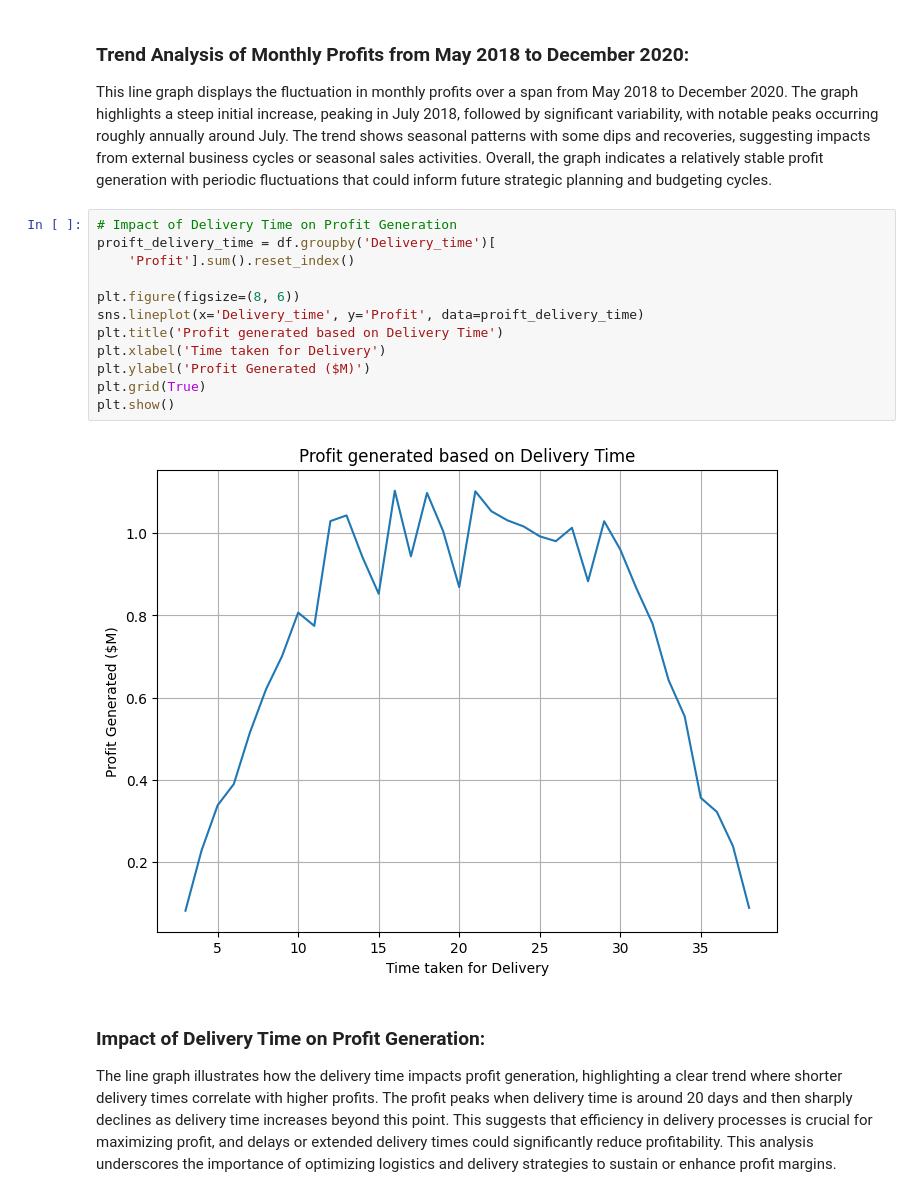
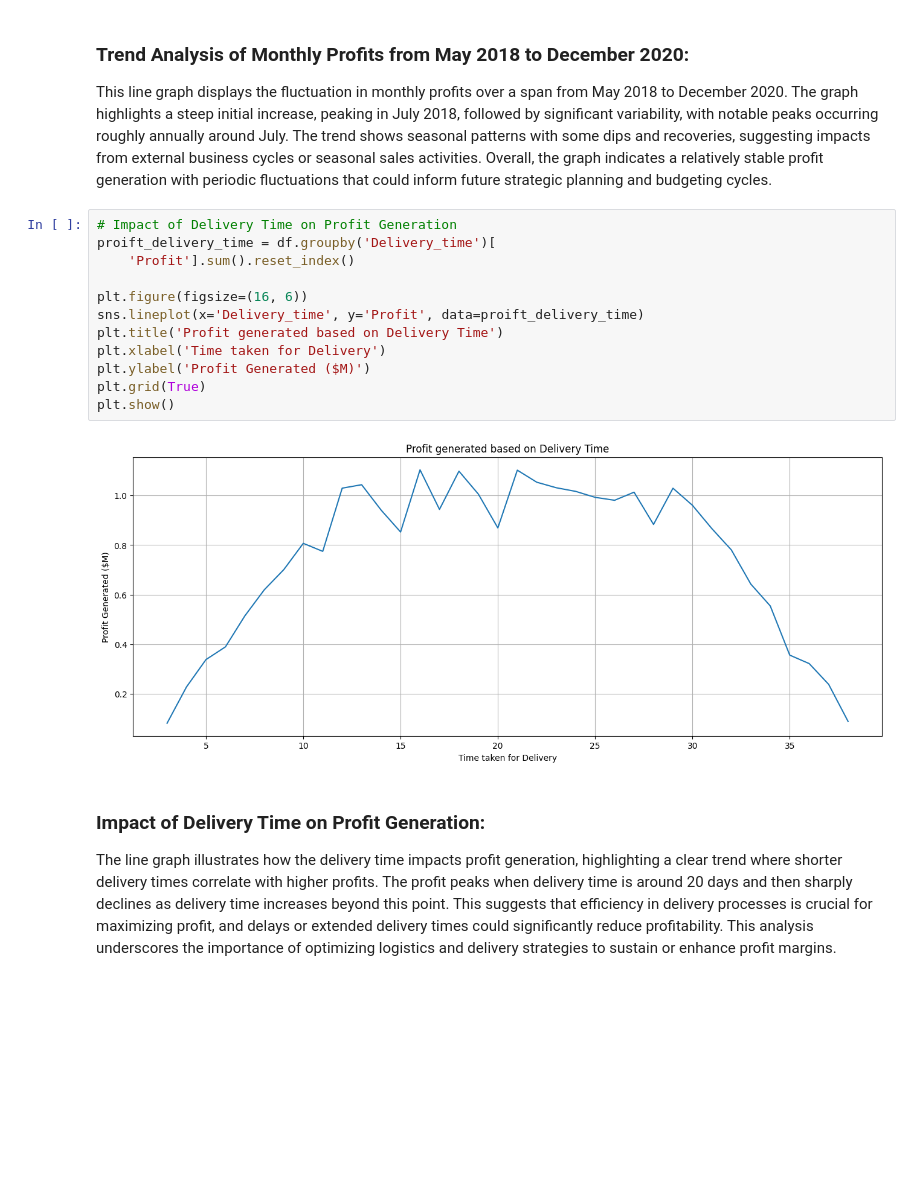
Before and after one commit to NataliaMikh/supply-chain-analysis, a Jupyter notebook: main.ipynb, the cells around one changed output. Saved outputs shown, nothing was run; the diff lists cells and outputs as text; blank space fills up the shorter version.

```diff
--- a/main.ipynb
+++ b/main.ipynb
@@ -412,17 +412,17 @@ This line graph displays the fluctuation in monthly profits over a span from May
 # %%
 # Impact of Delivery Time on Profit Generation
 proift_delivery_time = df.groupby('Delivery_time')[
     'Profit'].sum().reset_index()
 
-plt.figure(figsize=(8, 6))
+plt.figure(figsize=(16, 6))
 sns.lineplot(x='Delivery_time', y='Profit', data=proift_delivery_time)
 plt.title('Profit generated based on Delivery Time')
 plt.xlabel('Time taken for Delivery')
 plt.ylabel('Profit Generated ($M)')
 plt.grid(True)
 plt.show()
 # %% [output]
-[figure, old version]
+[figure, new version]
 # %% [markdown]
 ### **Impact of Delivery Time on Profit Generation:**
 
```
Also changed, not shown: parts of 5 cells of this notebook, 5 other files.
